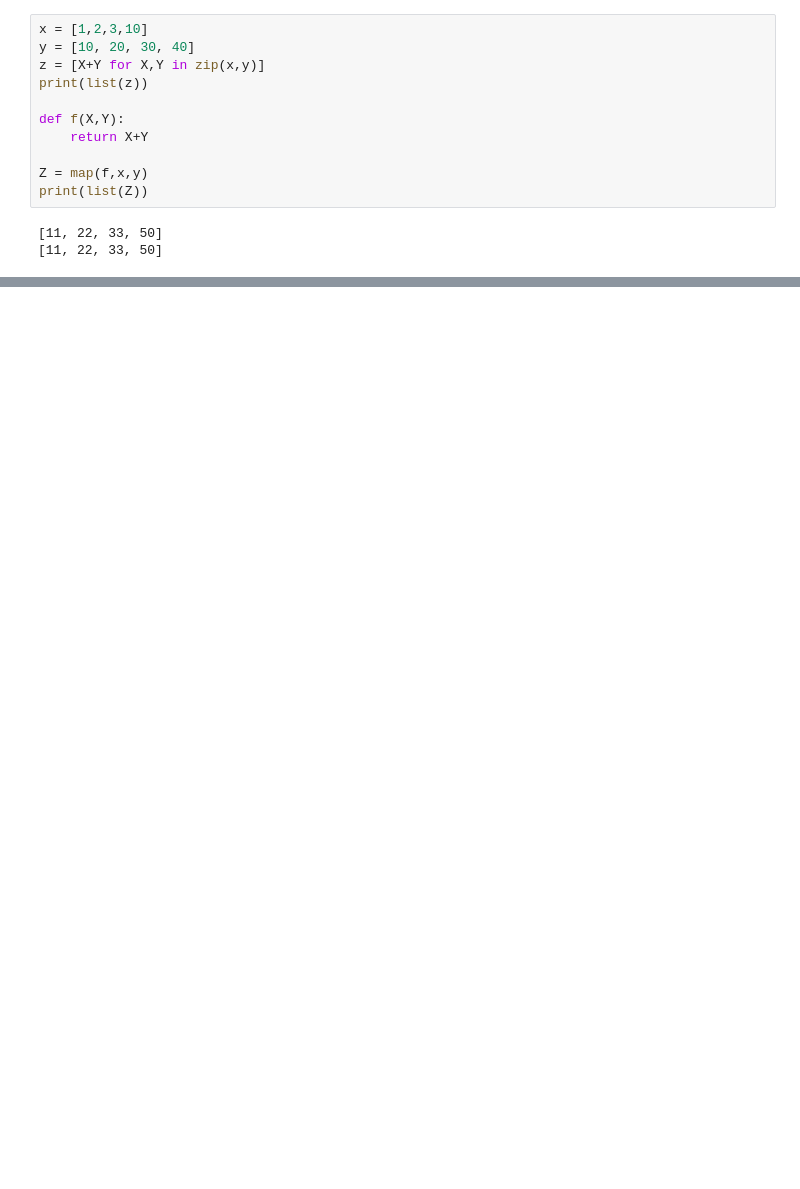
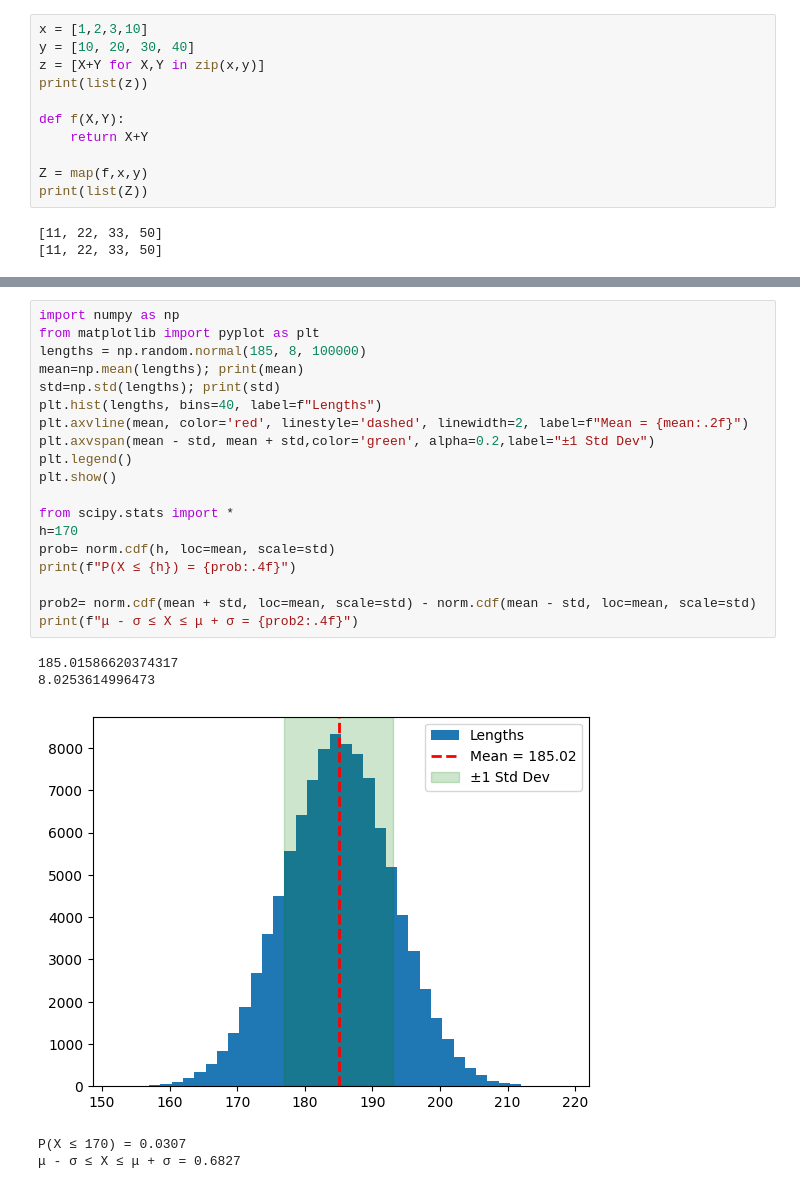
Before and after one commit to dmeindertsma/PROGNUM-repo, a Jupyter notebook: Task4/Session quiz week 4.ipynb, the cells around one changed output, grey strips where cells are left out. Saved outputs shown, nothing was run; the diff lists cells and outputs as text; blank space fills up the shorter version.

```diff
--- a/Task4/Session quiz week 4.ipynb
+++ b/Task4/Session quiz week 4.ipynb
@@ -49,2 +49,27 @@ You lose :(
 # %% [markdown]
 ![image.png](attachment:image.png)
+# %%
+import numpy as np
+from matplotlib import pyplot as plt
+lengths = np.random.normal(185, 8, 100000)
+mean=np.mean(lengths); print(mean)
+std=np.std(lengths); print(std)
+plt.hist(lengths, bins=40, label=f"Lengths")
+plt.axvline(mean, color='red', linestyle='dashed', linewidth=2, label=f"Mean = {mean:.2f}")
+plt.axvspan(mean - std, mean + std,color='green', alpha=0.2,label="±1 Std Dev")
+plt.legend()
+plt.show()
+
+from scipy.stats import *
+h=170
+prob= norm.cdf(h, loc=mean, scale=std)
+print(f"P(X ≤ {h}) = {prob:.4f}")
+
+prob2= norm.cdf(mean + std, loc=mean, scale=std) - norm.cdf(mean - std, loc=mean, scale=std)
+print(f"μ - σ ≤ X ≤ μ + σ = {prob2:.4f}")
+# %% [output]
+185.01586620374317
+8.0253614996473
+[figure, added]
+P(X ≤ 170) = 0.0307
+μ - σ ≤ X ≤ μ + σ = 0.6827
```
Also changed, not shown: parts of 3 cells of this notebook, 2 other files.
